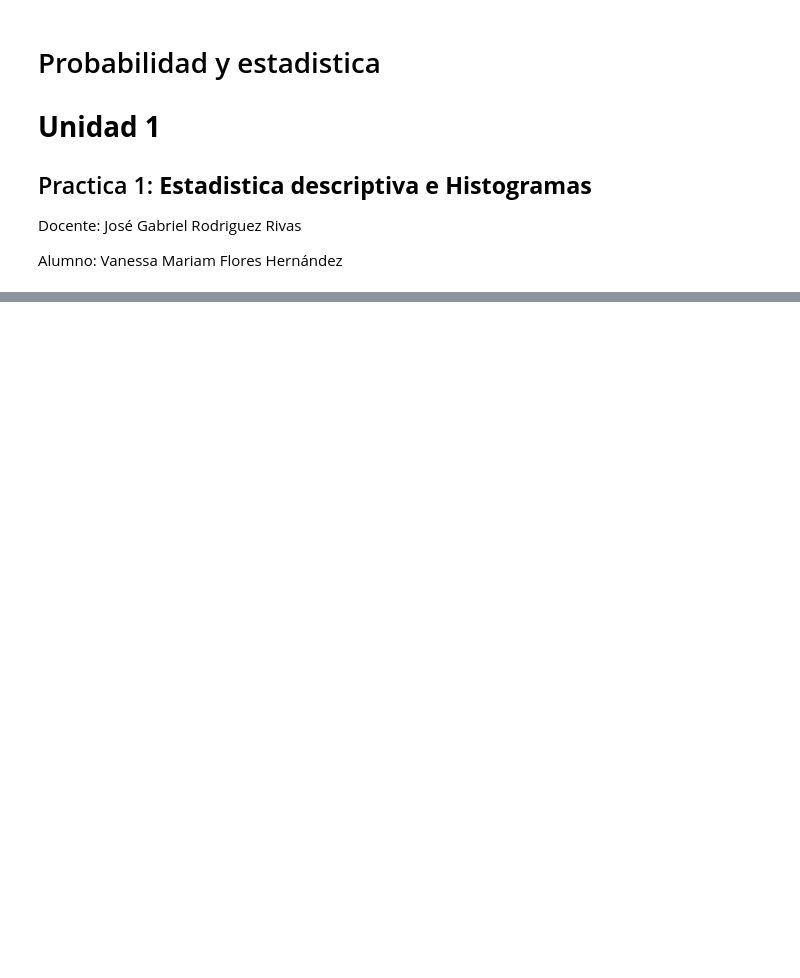
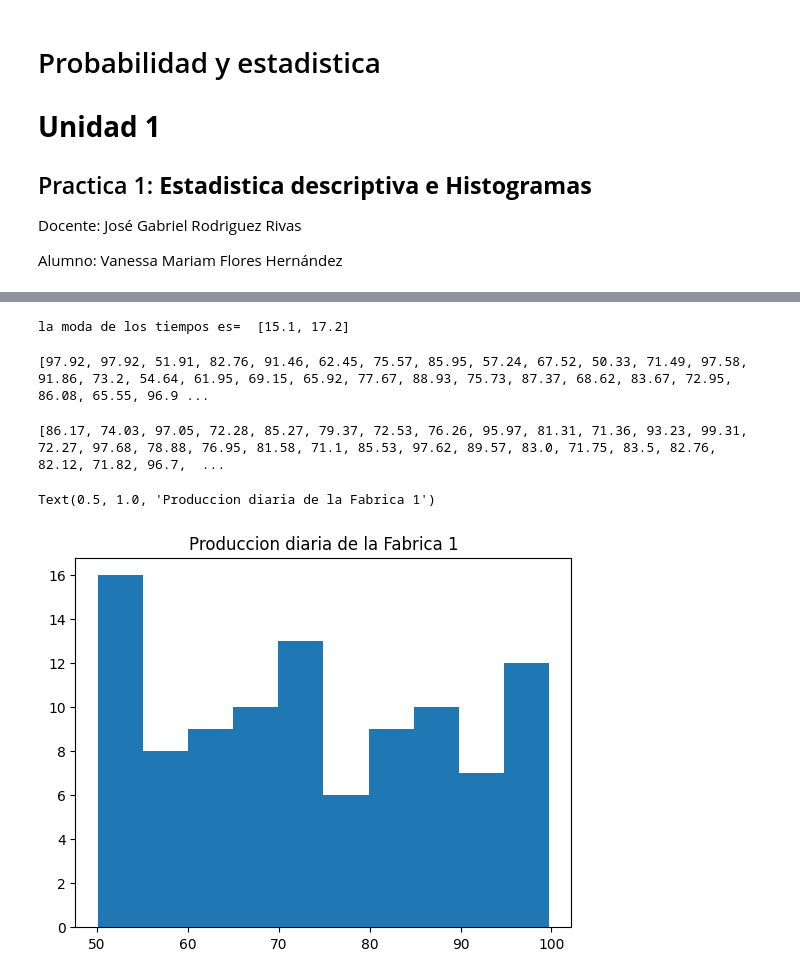
Before and after one commit to Vanessa-Flores-Hernandez/Probabilidad, a Jupyter notebook: Unidad1/Practica1.ipynb, the cells around one changed output, grey strips where cells are left out. Cells and saved outputs as stored; diff of their text form; code cells hidden in the pictures; blank space fills up the shorter version.

```diff
--- a/Unidad1/Practica1.ipynb
+++ b/Unidad1/Practica1.ipynb
@@ -43,0 +83,5 @@ print(mediana)
+# %%
+multimodas = multimode(tiempos100mts)
+print("la moda de los tiempos es= ", multimodas)
+# %% [output]
+la moda de los tiempos es=  [15.1, 17.2]
@@ -43,0 +91,16 @@ print(mediana)
+# %%
+fabrica1 = []
+for i in range(100):
+  numero_aleatorio = round( random.uniform(50, 100), 2)
+  fabrica1.append(numero_aleatorio)
+print(fabrica1)
+# %% [output]
+[97.92, 97.92, 51.91, 82.76, 91.46, 62.45, 75.57, 85.95, 57.24, 67.52, 50.33, 71.49, 97.58, 91.86, 73.2, 54.64, 61.95, 69.15, 65.92, 77.67, 88.93, 75.73, 87.37, 68.62, 83.67, 72.95, 86.08, 65.55, 96.9 ...
+# %%
+fabrica2 = []
+for i in range(100):
+  numero_aleatorio2 = round( random.uniform(70, 100), 2)
+  fabrica2.append(numero_aleatorio2)
+print(fabrica2)
+# %% [output]
+[86.17, 74.03, 97.05, 72.28, 85.27, 79.37, 72.53, 76.26, 95.97, 81.31, 71.36, 93.23, 99.31, 72.27, 97.68, 78.88, 76.95, 81.58, 71.1, 85.53, 97.62, 89.57, 83.0, 71.75, 83.5, 82.76, 82.12, 71.82, 96.7,  ...
@@ -43,0 +110,6 @@ print(mediana)
+# %%
+plt.hist(fabrica1)
+plt.title("Produccion diaria de la Fabrica 1")
+# %% [output]
+Text(0.5, 1.0, 'Produccion diaria de la Fabrica 1')
+[figure, added]
```
Also changed, not shown: parts of 14 cells of this notebook.
